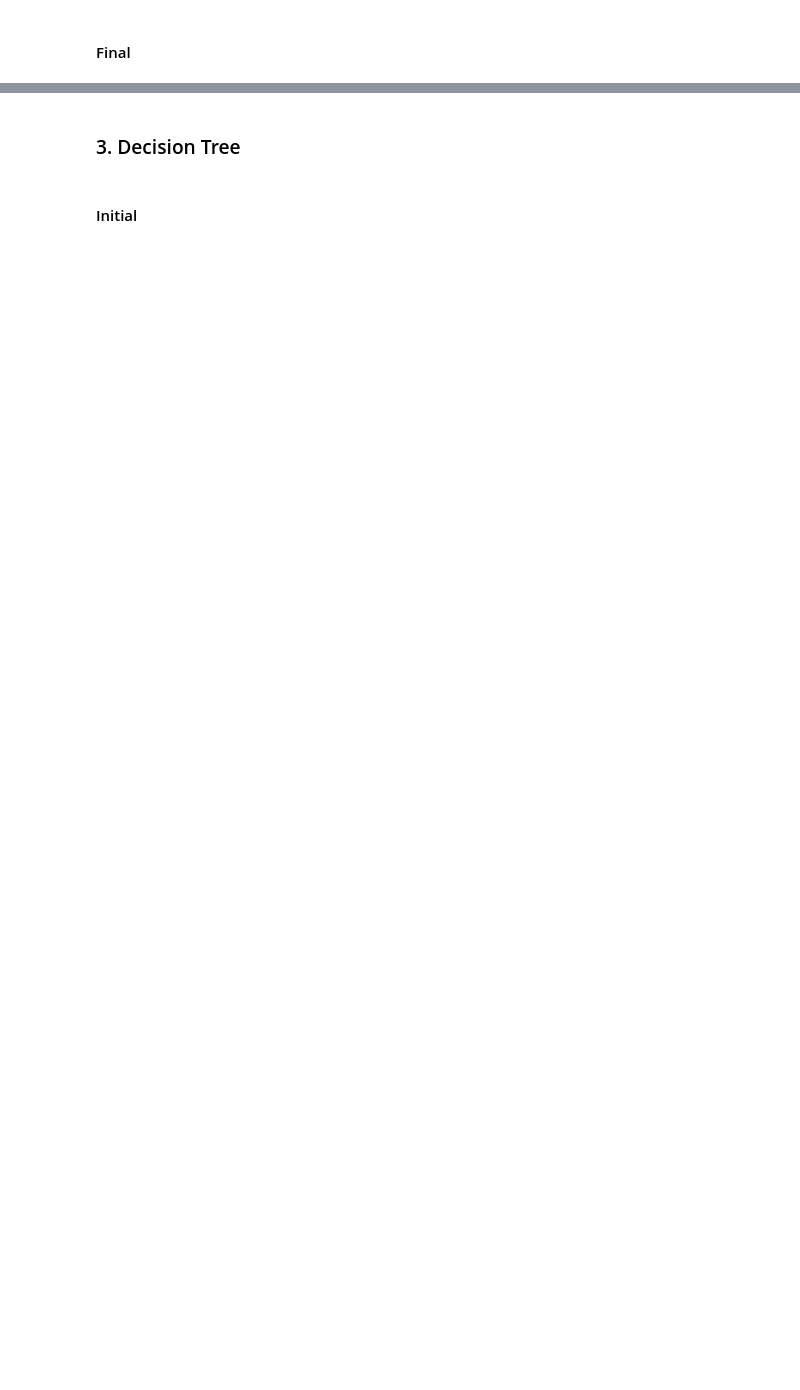
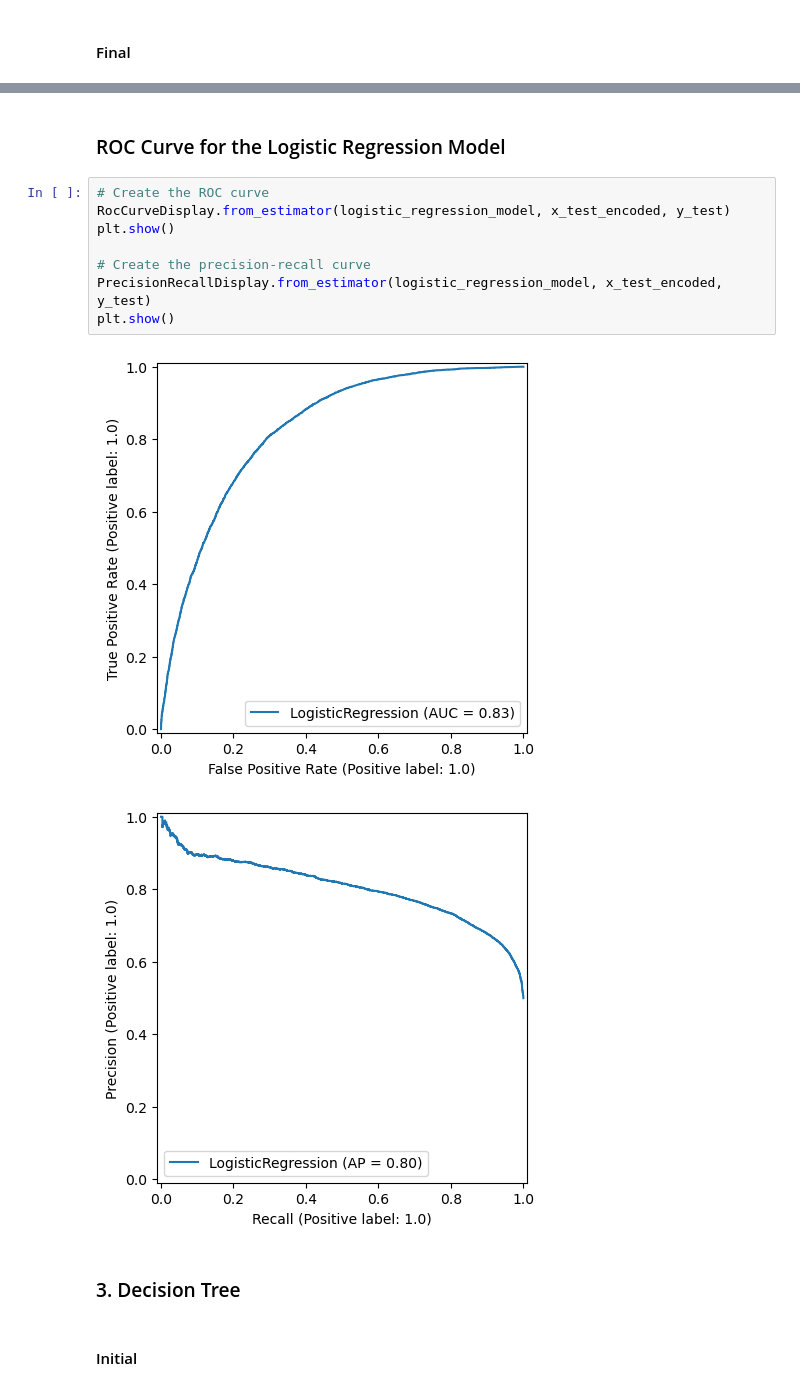
Before and after one commit to yiannisp1822/Project2_Diabetes, a Jupyter notebook: diabetes-prediction-modeling-s_copy.ipynb, the cells around one changed output, grey strips where cells are left out. Cells and saved outputs as stored; diff of their text form; blank space fills up the shorter version.

```diff
--- a/diabetes-prediction-modeling-s_copy.ipynb
+++ b/diabetes-prediction-modeling-s_copy.ipynb
@@ -788,3 +877,16 @@ weighted avg       0.75      0.75      0.75     17673
+# %% [markdown]
+### ROC Curve for the Logistic Regression Model
+# %%
+# Create the ROC curve
+RocCurveDisplay.from_estimator(logistic_regression_model, x_test_encoded, y_test)
+plt.show()
+
+# Create the precision-recall curve
+PrecisionRecallDisplay.from_estimator(logistic_regression_model, x_test_encoded, y_test)
+plt.show()
+# %% [output]
+[figure, added]
+[figure, added]
 # %% [markdown]
 ### 3. Decision Tree
 # %% [markdown]
```
Also changed, not shown: parts of 38 cells of this notebook, 1 other file.
